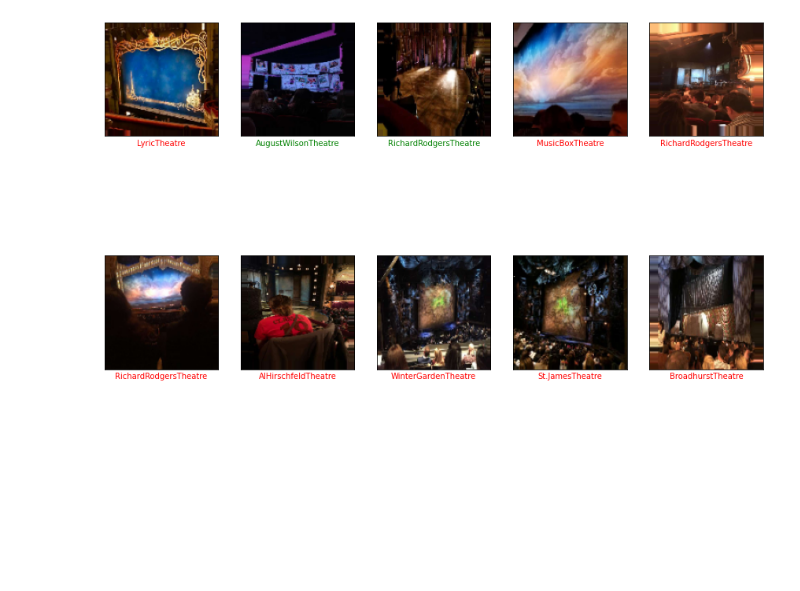
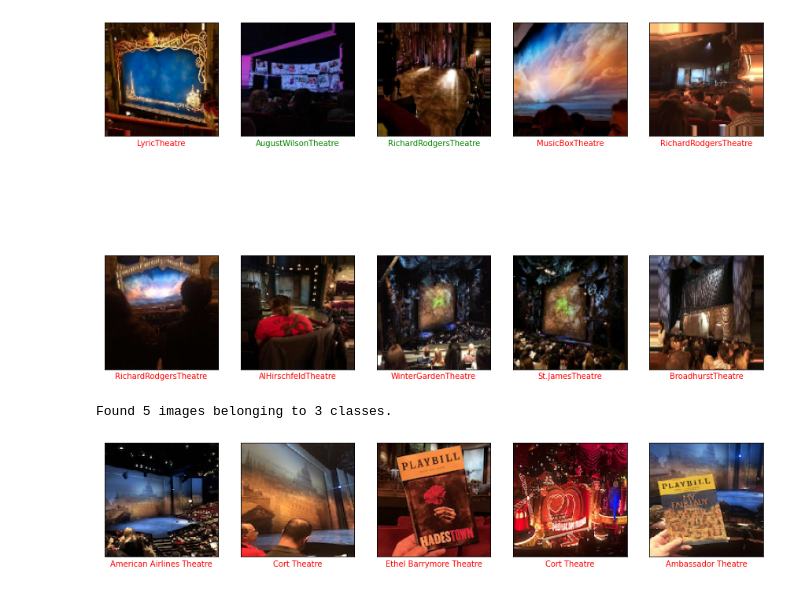
Before and after one commit to ahooper2-school/Broadway-Classifier, a Jupyter notebook: notebooks/top_classes_training.ipynb, the cells around one changed output. Saved outputs shown, nothing was run; the diff lists cells and outputs as text; code cells hidden in the pictures; blank space fills up the shorter version.

Commit message:
Add test data to top classes notebook

```diff
--- a/notebooks/top_classes_training.ipynb
+++ b/notebooks/top_classes_training.ipynb
@@ -192,3 +192,31 @@ for im in valid_examples[0]:
 plotting_util.plot_labeled_class_examples(classifications,datagen_classes,valid_examples[1],valid_examples[0])
 # %% [output]
 [figure]
+# %%
+import plotting_util
+import os
+
+datagen_classes = ["VivianBeaumontTheatre", "WalterKerrTheatre", "AlHirschfeldTheatre"]
+classifications = []
+batch_size = 5;
+
+theaters = open(os.path.abspath("../scripts/theaters.txt")).read().split('\n')
+test_data_gen = ImageDataGenerator(rescale=1./255).flow_from_directory(directory='../test-data/',
+                                                                       batch_size=batch_size,
+                                                                       shuffle=True,
+                                                                       target_size=(128, 128),
+                                                                       classes=datagen_classes)
+# %% [output]
+Found 5 images belonging to 3 classes.
+# %%
+test_examples = test_data_gen.next()
+
+for im in test_examples[0]:
+    im_reshaped = tf.reshape(im, [-1, 128, 128, 3])
+    one_hot = np.zeros((42))
+    one_hot[np.argmax(best_model.predict(np.expand_dims(im, axis=0)))] = 1
+    classifications.append(one_hot)
+
+plotting_util.plot_test_examples(classifications,datagen_classes,test_examples[1],test_examples[0],count=batch_size)
+# %% [output]
+[figure, added]
```
